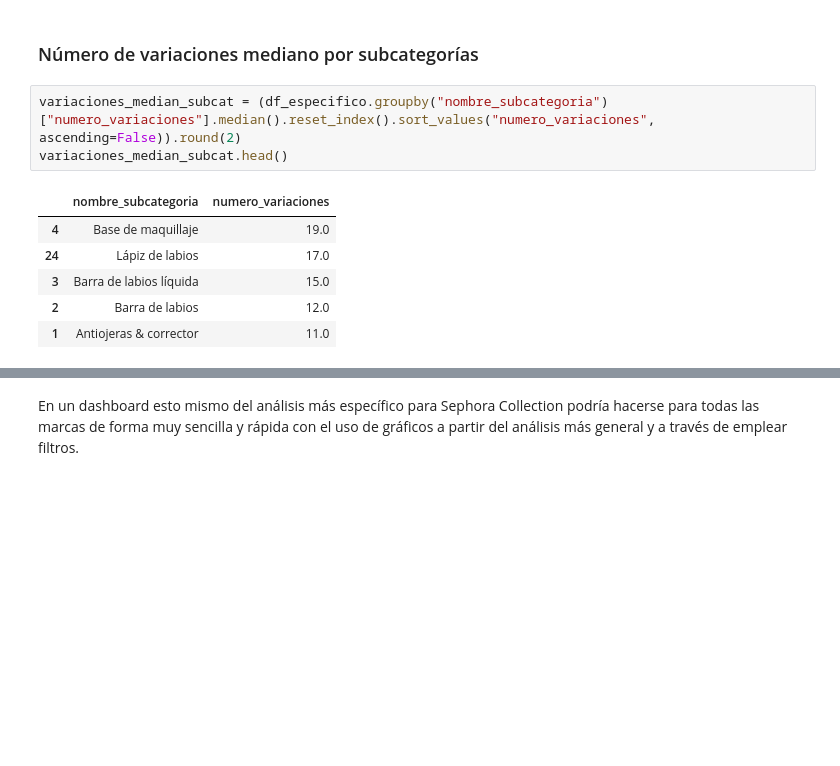
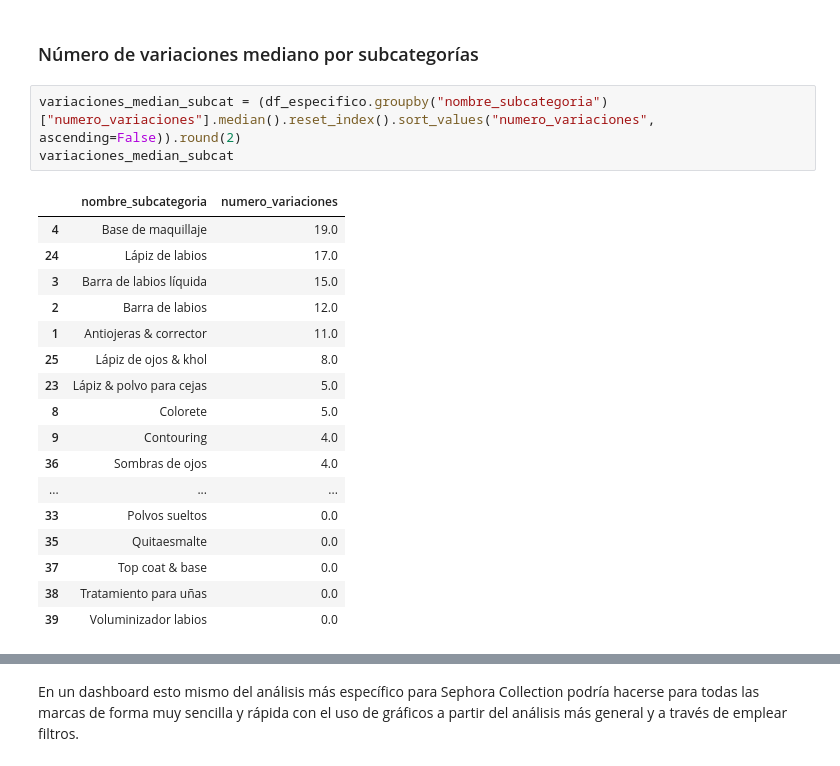
Before and after one commit to raquelscv/proyecto_final_sephora, a Jupyter notebook: eda.ipynb, the cells around one changed output, grey strips where cells are left out. Cells and saved outputs as stored; diff of their text form; blank space fills up the shorter version.

Commit message:
Avances en posibles lanzamientos para Sephora Collection

```diff
--- a/eda.ipynb
+++ b/eda.ipynb
@@ -847,11 +849,22 @@ variaciones_median_cat.head()
 ### Número de variaciones mediano por subcategorías
 # %%
 variaciones_median_subcat = (df_especifico.groupby("nombre_subcategoria")["numero_variaciones"].median().reset_index().sort_values("numero_variaciones", ascending=False)).round(2)
-variaciones_median_subcat.head()
+variaciones_median_subcat
 # %% [output]
 |  | nombre_subcategoria | numero_variaciones |
 | 4 | Base de maquillaje | 19.0 |
 | 24 | Lápiz de labios | 17.0 |
 | 3 | Barra de labios líquida | 15.0 |
 | 2 | Barra de labios | 12.0 |
 | 1 | Antiojeras & corrector | 11.0 |
+| 25 | Lápiz de ojos & khol | 8.0 |
+| 23 | Lápiz & polvo para cejas | 5.0 |
+| 8 | Colorete | 5.0 |
+| 9 | Contouring | 4.0 |
+| 36 | Sombras de ojos | 4.0 |
+| ... | ... | ... |
+| 33 | Polvos sueltos | 0.0 |
+| 35 | Quitaesmalte | 0.0 |
+| 37 | Top coat & base | 0.0 |
+| 38 | Tratamiento para uñas | 0.0 |
+| 39 | Voluminizador labios | 0.0 |
```
Also changed, not shown: parts of 29 cells of this notebook.
